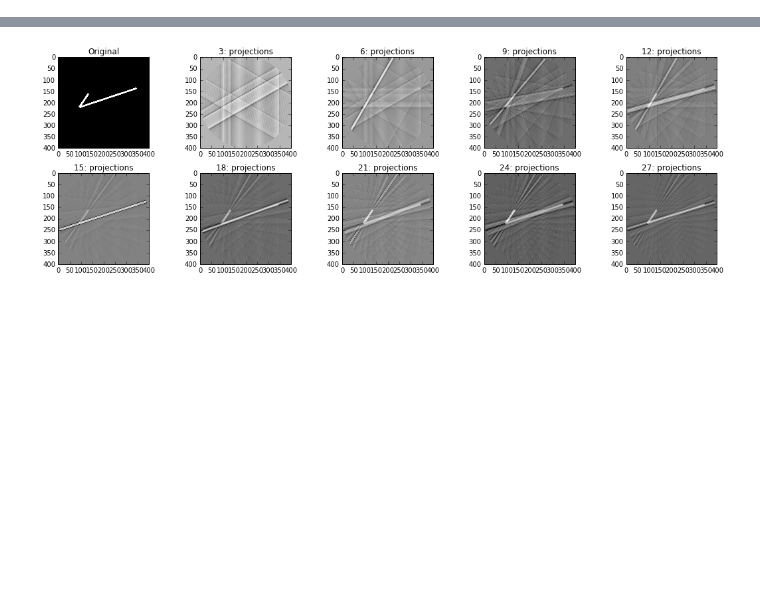
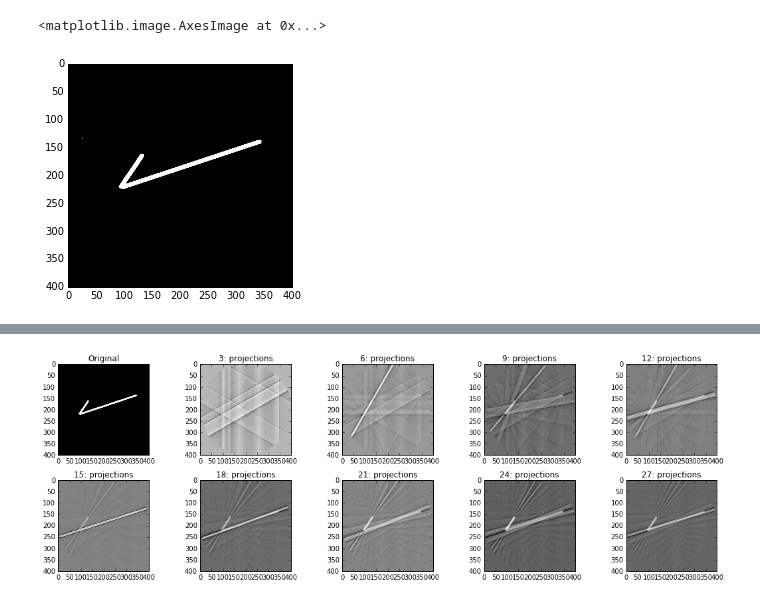
Before and after one commit to czczc/notebooks, a Jupyter notebook: radon_transform/radon_trans.ipynb, the cells around one changed output, grey strips where cells are left out. Cells and saved outputs as stored; diff of their text form; code cells hidden in the pictures; blank space fills up the shorter version.

```diff
--- a/radon_transform/radon_trans.ipynb
+++ b/radon_transform/radon_trans.ipynb
@@ -0,0 +9,22 @@
+# %%
+from __future__ import print_function, division
+
+import numpy as np
+import matplotlib.pyplot as plt
+
+%matplotlib inline
+
+from skimage.io import imread
+from skimage import data_dir
+from skimage.transform import radon, rescale
+from skimage.transform import iradon
+
+#image = imread(data_dir + "/phantom.png", as_grey=True)
+image = imread(data_dir + "/threetracks.png", as_grey=True)
+image = rescale(image, scale=1.0)
+
+plt.figure()
+plt.imshow(image, cmap=plt.cm.Greys_r)
+# %% [output]
+<matplotlib.image.AxesImage at 0x...>
+[figure, added]
```
Also changed, not shown: parts of 6 cells of this notebook.
